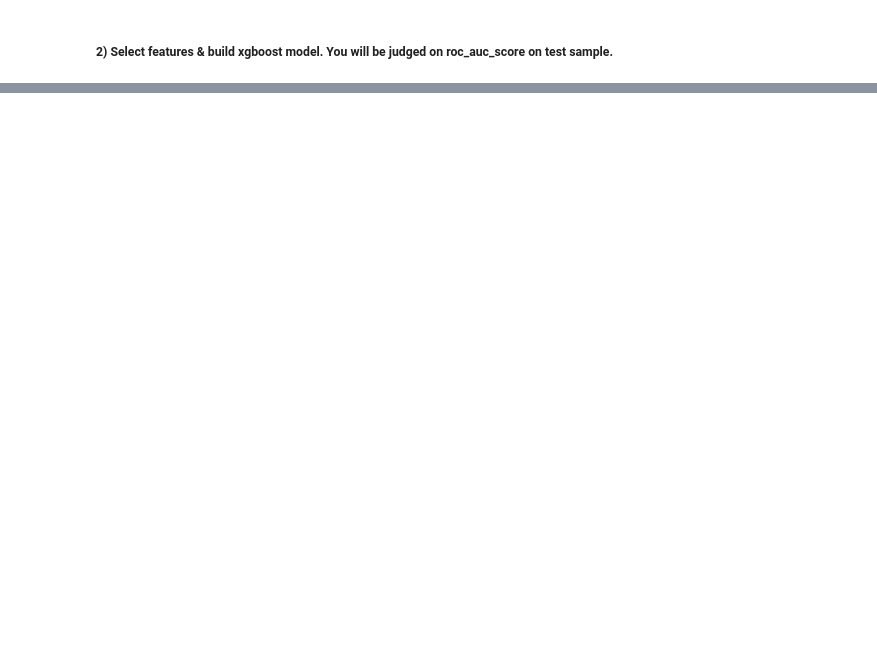
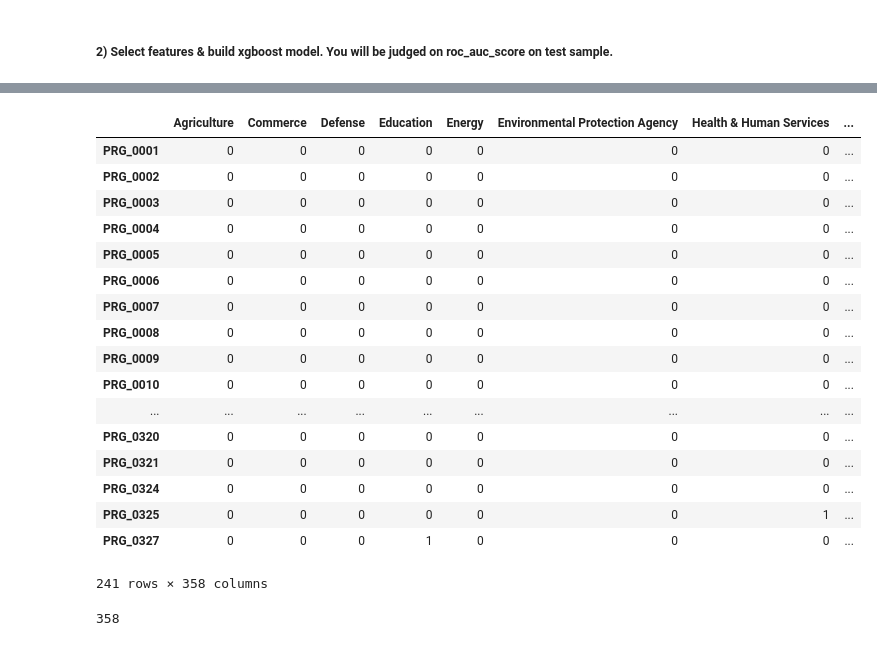
Before and after one commit to mittrayash/ml_stem_analysis, a Jupyter notebook: Solutions.ipynb, the cells around one changed output, grey strips where cells are left out. Saved outputs shown, nothing was run; the diff lists cells and outputs as text; code cells hidden in the pictures; blank space fills up the shorter version.

```diff
--- a/Solutions.ipynb
+++ b/Solutions.ipynb
@@ -466,0 +598,34 @@ ModuleNotFoundError: No module named 'xgboost'
+# %%
+# new_X = new_X.dropna(axis=0)
+new_X['B) Year Established'] = (new_X['B) Year Established']).astype(int)
+new_X
+# %% [output]
+|  | Agriculture | Commerce | Defense | Education | Energy | Environmental Protection Agency | Health & Human Services | ... |
+| PRG_0001 | 0 | 0 | 0 | 0 | 0 | 0 | 0 | ... |
+| PRG_0002 | 0 | 0 | 0 | 0 | 0 | 0 | 0 | ... |
+| PRG_0003 | 0 | 0 | 0 | 0 | 0 | 0 | 0 | ... |
+| PRG_0004 | 0 | 0 | 0 | 0 | 0 | 0 | 0 | ... |
+| PRG_0005 | 0 | 0 | 0 | 0 | 0 | 0 | 0 | ... |
+| PRG_0006 | 0 | 0 | 0 | 0 | 0 | 0 | 0 | ... |
+| PRG_0007 | 0 | 0 | 0 | 0 | 0 | 0 | 0 | ... |
+| PRG_0008 | 0 | 0 | 0 | 0 | 0 | 0 | 0 | ... |
+| PRG_0009 | 0 | 0 | 0 | 0 | 0 | 0 | 0 | ... |
+| PRG_0010 | 0 | 0 | 0 | 0 | 0 | 0 | 0 | ... |
+| ... | ... | ... | ... | ... | ... | ... | ... | ... |
+| PRG_0320 | 0 | 0 | 0 | 0 | 0 | 0 | 0 | ... |
+| PRG_0321 | 0 | 0 | 0 | 0 | 0 | 0 | 0 | ... |
+| PRG_0324 | 0 | 0 | 0 | 0 | 0 | 0 | 0 | ... |
+| PRG_0325 | 0 | 0 | 0 | 0 | 0 | 0 | 1 | ... |
+| PRG_0327 | 0 | 0 | 0 | 1 | 0 | 0 | 0 | ... |
+241 rows × 358 columns
+# %%
+liss = []
+for i, col in enumerate(new_X.columns):
+    # print(col)
+    try:
+        liss.append(col + str(i))
+    except TypeError:
+        print(col)
+len(liss)
+# %% [output]
+358
```
Also changed, not shown: parts of 22 cells of this notebook.
